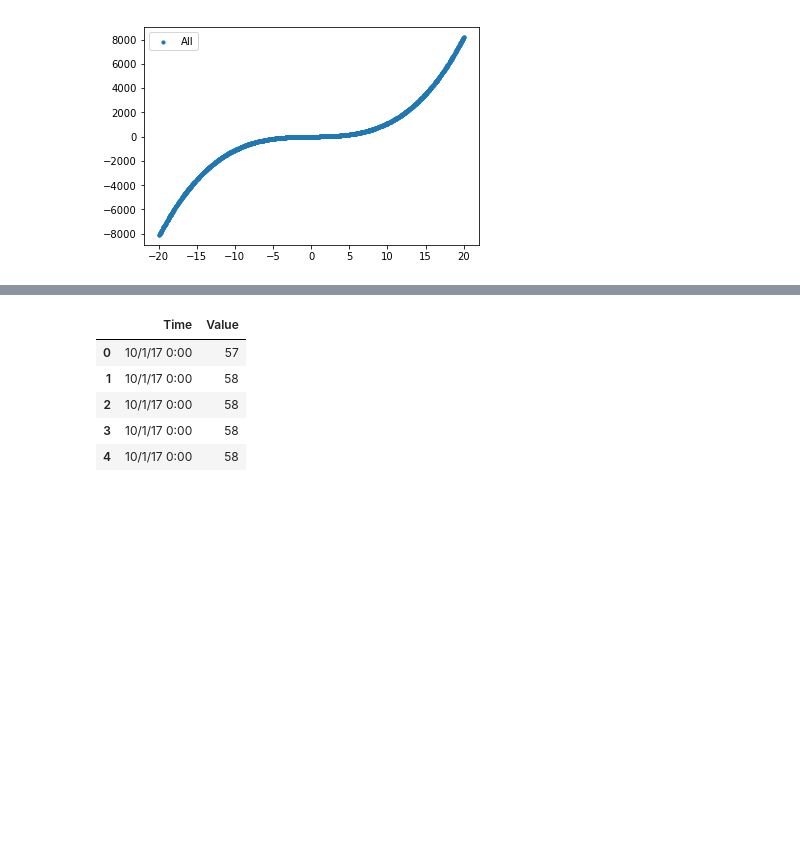
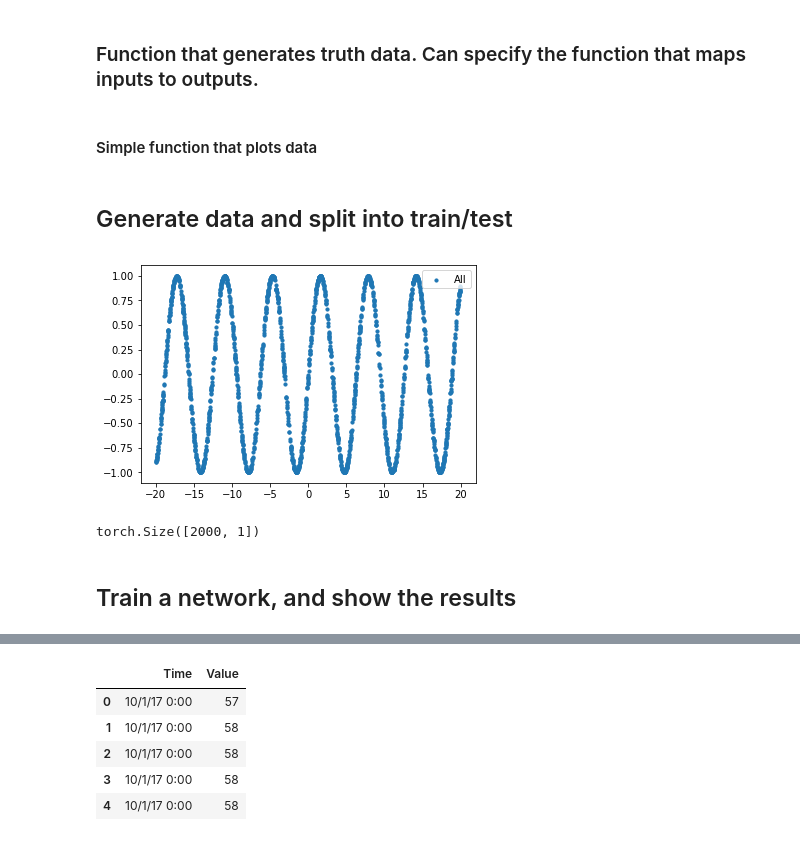
Before and after one commit to a-laughlin/3308proj, a Jupyter notebook: machine_learning/forge/neural_network.ipynb, the cells around one changed output, grey strips where cells are left out. Cells and saved outputs as stored; diff of their text form; code cells hidden in the pictures; blank space fills up the shorter version.

```diff
--- a/machine_learning/forge/neural_network.ipynb
+++ b/machine_learning/forge/neural_network.ipynb
@@ -93,6 +111,8 @@ def train_test_split(x, y, test = 0.2, shuffle = True):
     y_train, y_test = y[train_indices], y[test_indices]
 
     return x_train, x_test, y_train, y_test
+# %% [markdown]
+### Function that generates truth data. Can specify the function that maps inputs to outputs.
 # %%
 def makeData(npoints = 500, f = None):
 
@@ -107,21 +127,30 @@ def makeData(npoints = 500, f = None):
     y = torch.Tensor(y).view(-1, 1)
 
     return x, y
+# %% [markdown]
+#### Simple function that plots data
 # %%
 def plot_helper(x, y, label = 'Data'):
     plt.scatter(x, y, label = label, s = 10)
     plt.legend()
     plt.show()
+# %% [markdown]
+## Generate data and split into train/test
 # %%
-#x, y = makeData(2000, f = lambda x: np.sin(x))
-x, y = makeData(2000, f = lambda x: x**3 + 10*x)
+x, y = makeData(2000, f = lambda x: np.sin(x))
+
 plot_helper(x, y, 'All')
 
-x_train, x_test, y_train, y_test = train_test_split(x, y)
+x_train, x_test, y_train, y_test = train_test_split(x, y, shuffle = False)
 
 #plot_helper(x_train, y_train, 'Training')
-
-#plot_helper(x_test, y_test, "Testing")
+#plot_helper(x_test, y_test, 'Testing')
 # %% [output]
-[figure, old version]
+[figure, new version]
+# %%
+x.size()
+# %% [output]
+torch.Size([2000, 1])
+# %% [markdown]
+## Train a network, and show the results
 # %%
```
Also changed, not shown: parts of 23 cells of this notebook, 1 other file.
